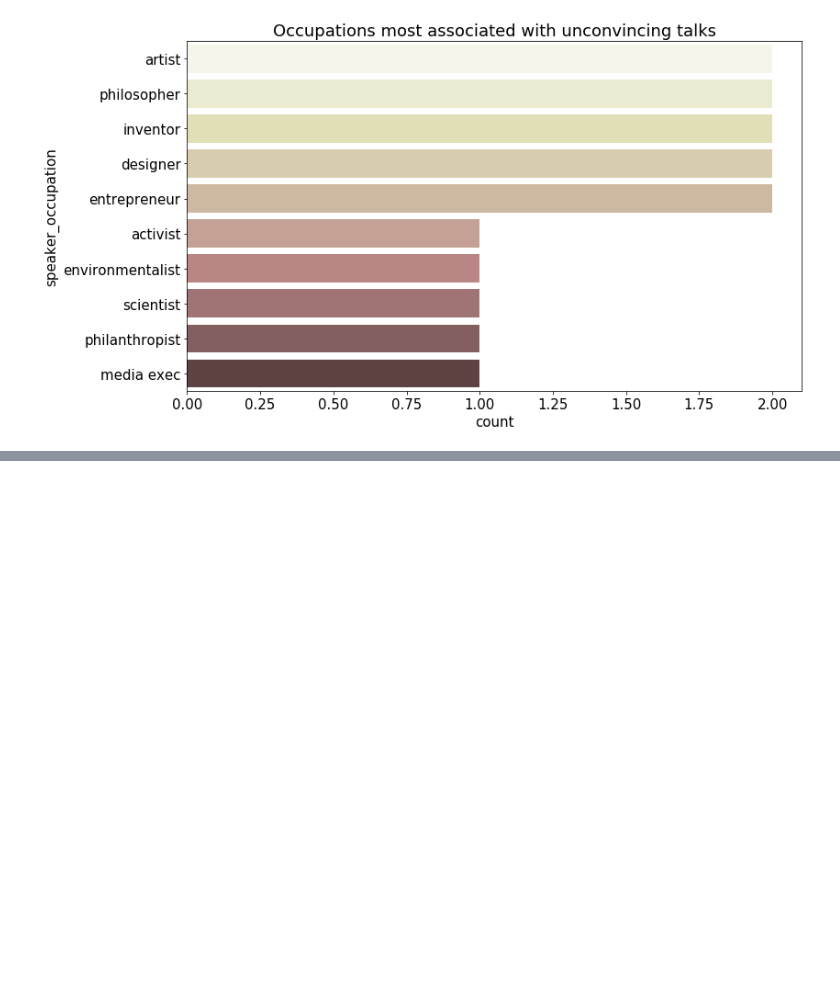
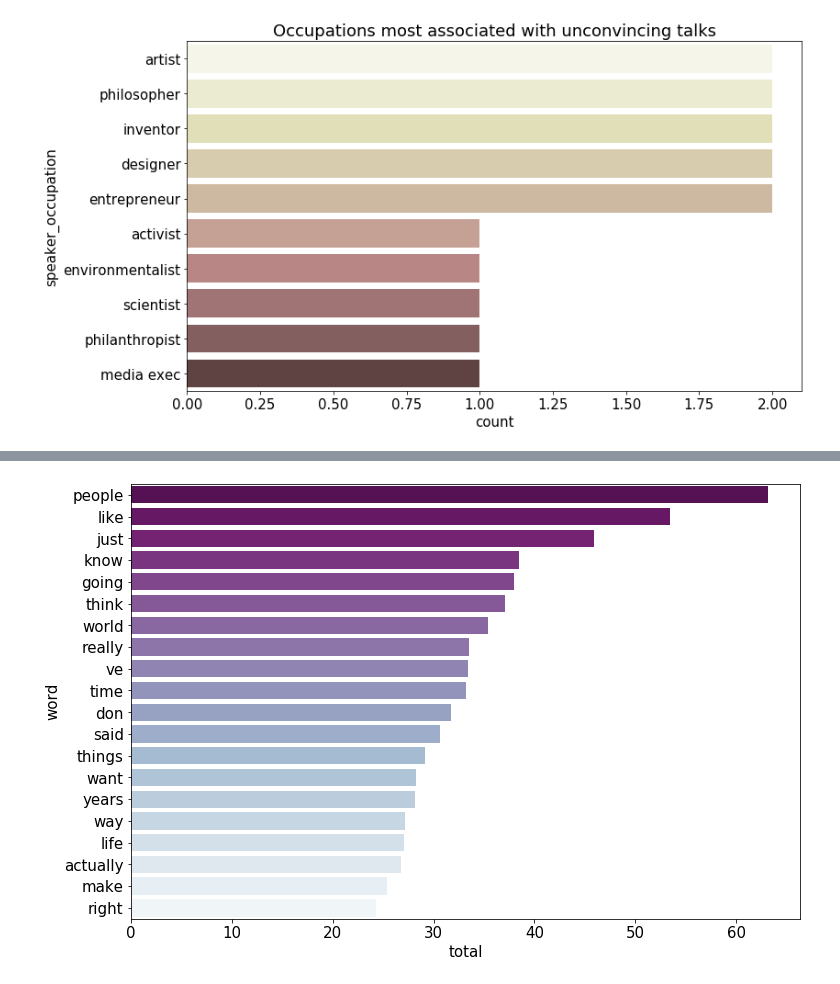
Before and after one commit to neebimin/The-Persuasive-Power-of-Words, a Jupyter notebook: code/02 Exploratory Data Analysis.ipynb, the cells around one changed output, grey strips where cells are left out. Saved outputs shown, nothing was run; the diff lists cells and outputs as text; code cells hidden in the pictures; blank space fills up the shorter version.

```diff
--- a/code/02 Exploratory Data Analysis.ipynb
+++ b/code/02 Exploratory Data Analysis.ipynb
@@ -352,0 +374,12 @@ plt.show()
+# %%
+# Pick out the inspiring talks
+inspiring = ted_model[ted_model['inspiring_label'] == 1]
+inspiring.head(3)
+
+# Plot the top inspiring words
+top_inspiring = count_words(inspiring['transcript'], 20)
+plt.rcParams.update({'font.size': 15})
+plt.figure(figsize=(12,8))
+sns.barplot(x='total', y='word', data=top_inspiring, palette='BuPu_r');
+# %% [output]
+[figure, added]
```
Also changed, not shown: parts of 16 cells of this notebook, 6 other files.
